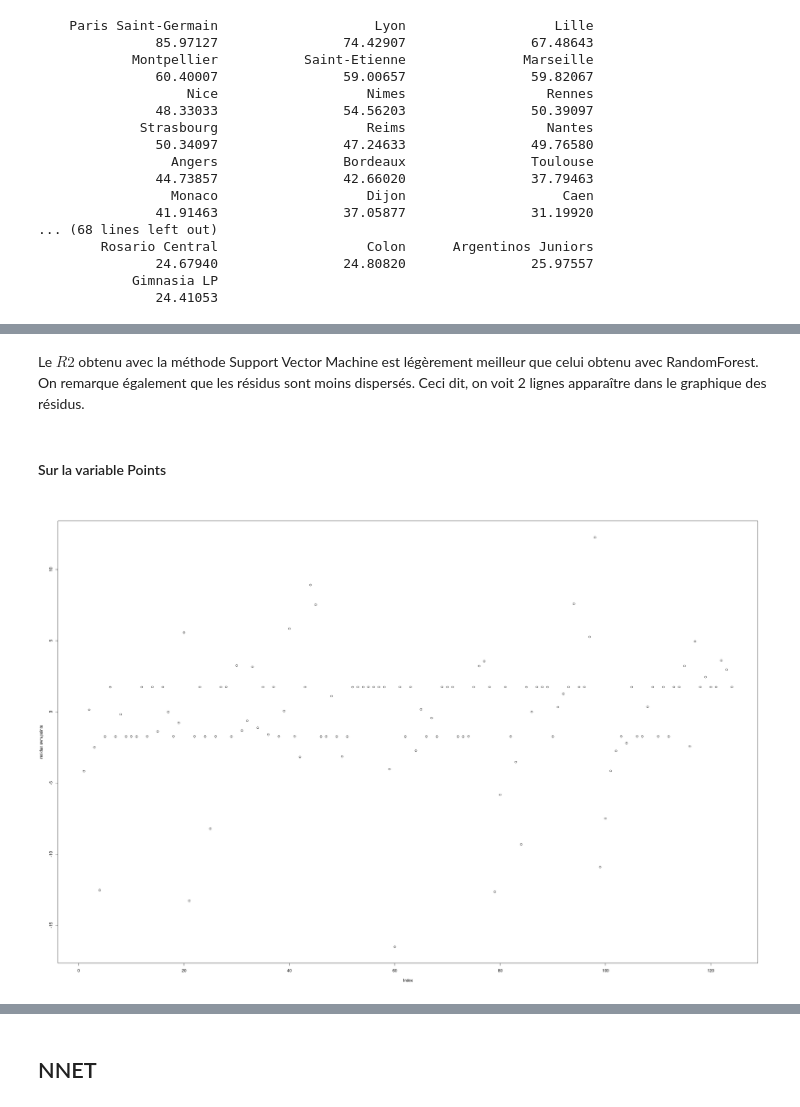
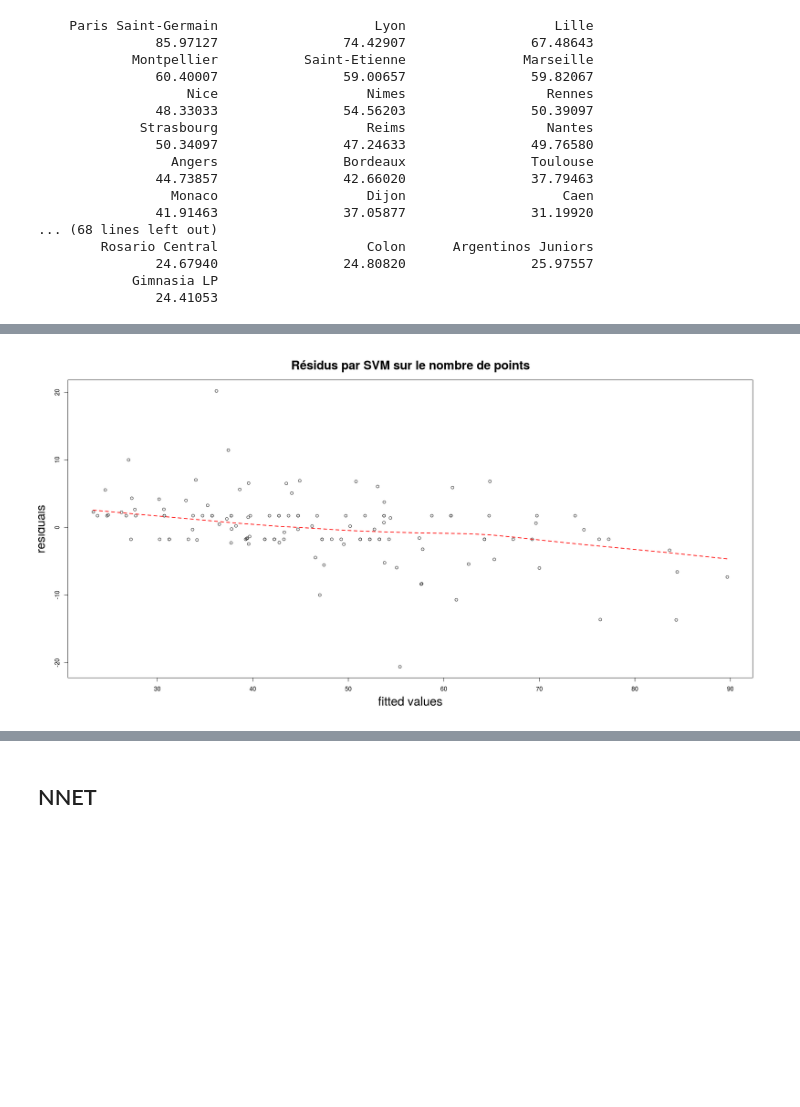
Before and after one commit to CamilleBichet/Projet_Foot_5A, a Jupyter notebook: Machine_Learning.ipynb, the cells around one changed output, grey strips where cells are left out. Saved outputs shown, nothing was run; the diff lists cells and outputs as text; code cells hidden in the pictures; blank space fills up the shorter version.

```diff
--- a/Machine_Learning.ipynb
+++ b/Machine_Learning.ipynb
@@ -169,2 +69,0 @@ predict.rating.rf = predict(foot.rf, data)
-# %%
-residus.rating.rf = data_tot$Rating - predict.rating.rf
@@ -281,2 +143,0 @@ points.classe
-# %%
-svm.rating = svm(data_tot$Rating ~ ., data=data, kernel="radial")
@@ -299,4 +143,0 @@ Number of Support Vectors:  101
-# %%
-svm.predict.rating = predict(svm.rating, data)
-# %%
-residus.svm.rating = svm.predict.rating - data_tot$Rating
@@ -315,16 +144,14 @@ print(paste("randomForest", r.squared))
-# %% [markdown]
-Le $R2$ obtenu avec la méthode Support Vector Machine est légèrement meilleur que celui obtenu avec RandomForest. On remarque également que les résidus sont moins dispersés. Ceci dit, on voit 2 lignes apparaître dans le graphique des résidus.
-# %% [markdown]
-#### Sur la variable Points
 # %%
 svm.points = svm(data_tot$Points ~ ., data=data_but_tot, kernel="radial")
 # %%
 svm.predict.points = predict(svm.points, data_but_tot)
-# %%
-residus.svm.points = svm.predict.points - data_tot$Points
-plot(residus.svm.points)
-# %% [output]
-[figure, removed]
+# %%
+residus.svm.points = svm.predict.points - data_tot$Points
+plot(svm.predict.points, residus.svm.points, main = "Résidus par SVM sur le nombre de points",
+     cex.main = 2, xlab = "fitted values", ylab = "residuals", cex.lab = 2)
+lines(lowess(svm.predict.points, residus.svm.points), col = 2, lty = 2, lwd = 2)
+# %% [output]
+[figure, added]
 # %%
 R2svm.points = 1 - sum(residus.svm.points ^ 2)/(length(data_tot$Points)*var(data_tot$Points))
 # %%
```
Also changed, not shown: parts of 50 cells of this notebook, 1 other file.
